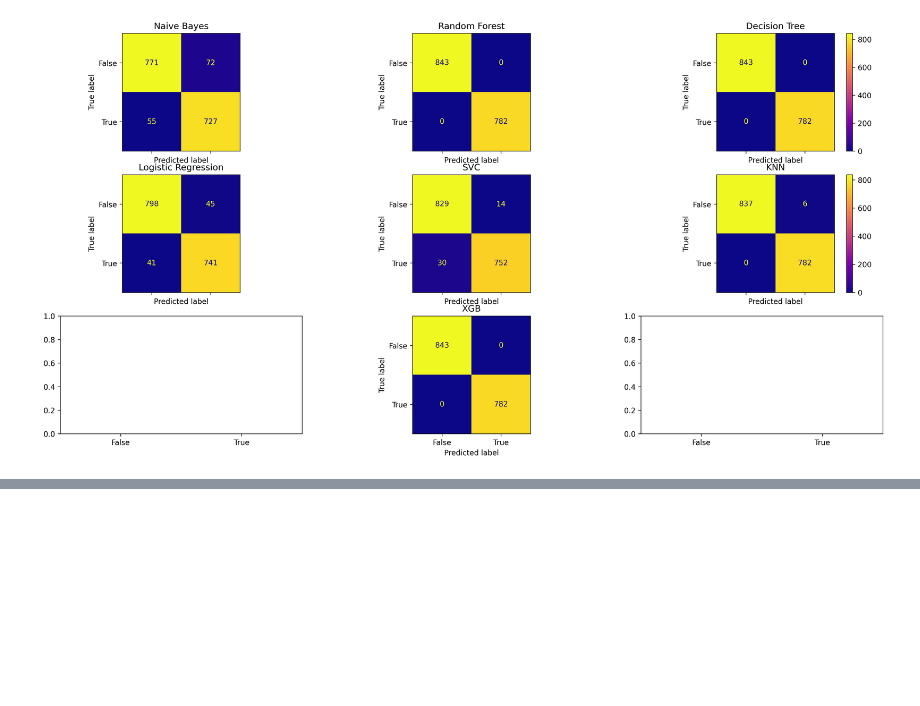
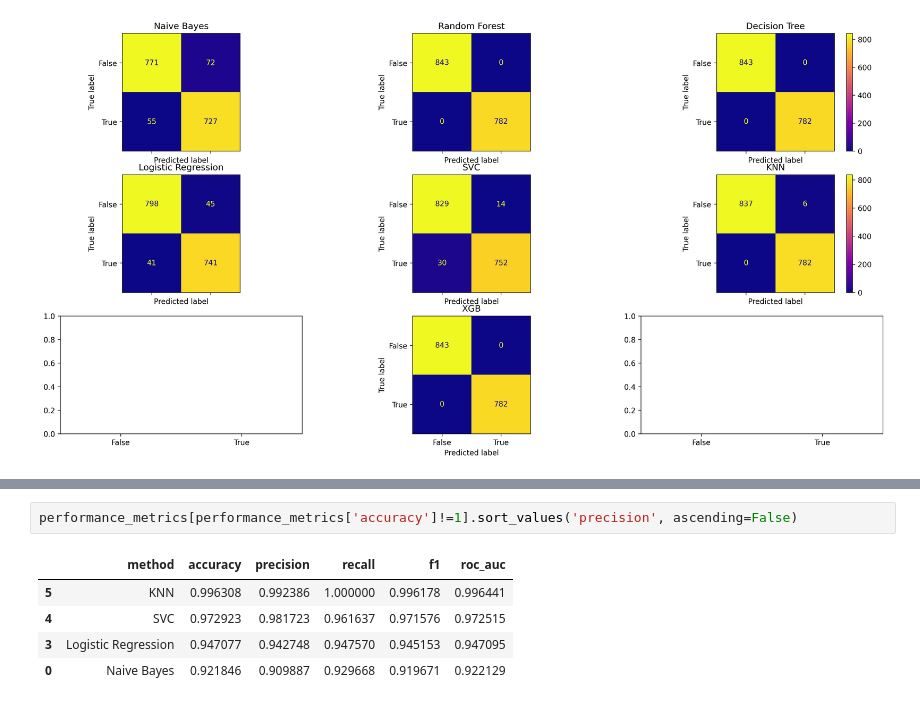
Before and after one commit to awesomecosmos/Mushroom-Classification, a Jupyter notebook: mushroom_classification.ipynb, the cells around one changed output, grey strips where cells are left out. Cells and saved outputs as stored; diff of their text form; blank space fills up the shorter version.

```diff
--- a/mushroom_classification.ipynb
+++ b/mushroom_classification.ipynb
@@ -553,0 +588,8 @@ plt.show()
+# %%
+performance_metrics[performance_metrics['accuracy']!=1].sort_values('precision', ascending=False)
+# %% [output]
+|  | method | accuracy | precision | recall | f1 | roc_auc |
+| 5 | KNN | 0.996308 | 0.992386 | 1.000000 | 0.996178 | 0.996441 |
+| 4 | SVC | 0.972923 | 0.981723 | 0.961637 | 0.971576 | 0.972515 |
+| 3 | Logistic Regression | 0.947077 | 0.942748 | 0.947570 | 0.945153 | 0.947095 |
+| 0 | Naive Bayes | 0.921846 | 0.909887 | 0.929668 | 0.919671 | 0.922129 |
```
Also changed, not shown: parts of 29 cells of this notebook.
